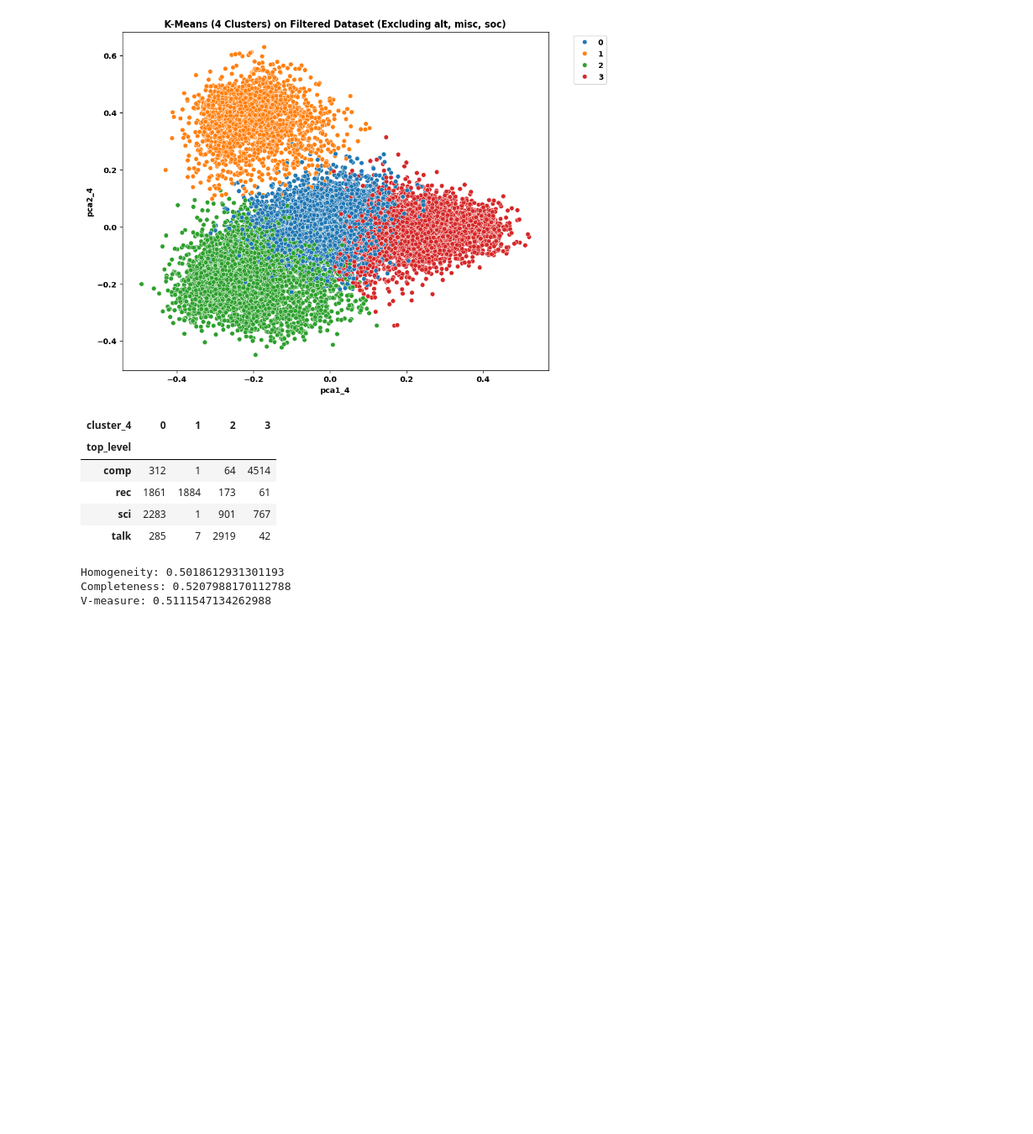
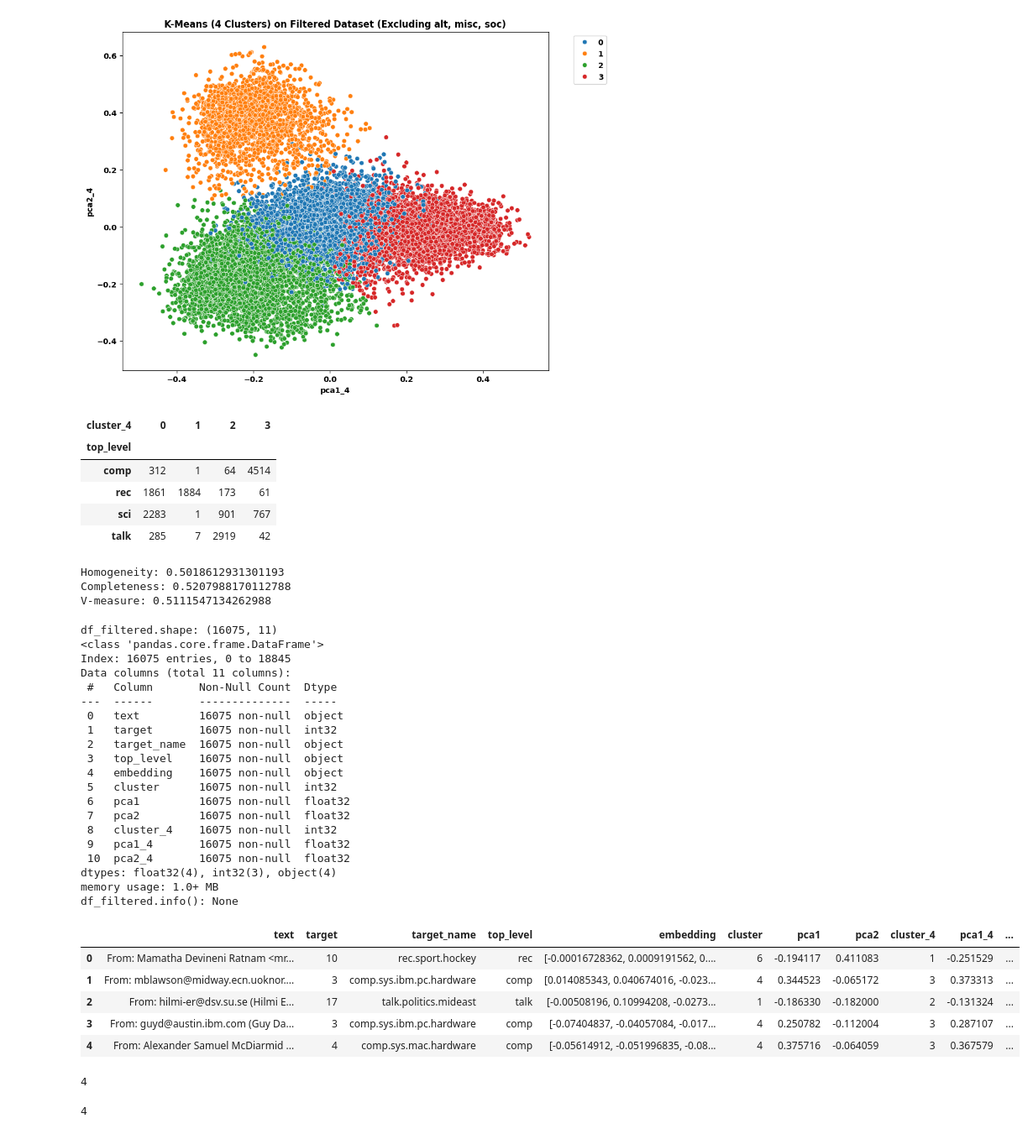
Before and after one commit to BorgPhysics/LMM_Examples, a Jupyter notebook: SentenceTransformersAndFAISS/Newsgroups clustering test.ipynb, the cells around one changed output. Shown at 84% size. Saved outputs shown, nothing was run; the diff lists cells and outputs as text; code cells hidden in the pictures; blank space fills up the shorter version.

Commit message:
Updated Newgroups clustering test

```diff
--- a/SentenceTransformersAndFAISS/Newsgroups clustering test.ipynb
+++ b/SentenceTransformersAndFAISS/Newsgroups clustering test.ipynb
@@ -10,11 +13,15 @@ from tqdm import tqdm
 from sklearn.cluster import KMeans
 from sklearn.datasets import fetch_20newsgroups
 from sklearn.decomposition import PCA
+from sklearn.feature_extraction.text import TfidfVectorizer
 from sklearn.metrics.cluster import homogeneity_completeness_v_measure
 from sentence_transformers import SentenceTransformer
 import seaborn as sns
 import matplotlib.pyplot as plt
 
+pd.set_option('display.max_rows', 200)
+pd.set_option('display.max_colwidth', 1000)
+
 tqdm.pandas()  # Enable tqdm for Pandas apply
 model = SentenceTransformer('all-MiniLM-L6-v2')
 newsgroups_pkl = '20newsgroups.pkl'
@@ -255,3 +282,55 @@ print("V-measure:", v)
 Homogeneity: 0.5018612931301193
 Completeness: 0.5207988170112788
 V-measure: 0.5111547134262988
+# %%
+
+print('df_filtered.shape:', df_filtered.shape)
+print('df_filtered.info():', df_filtered.info())
+df_filtered.head()
+# %% [output]
+df_filtered.shape: (16075, 11)
+<class 'pandas.core.frame.DataFrame'>
+Index: 16075 entries, 0 to 18845
+Data columns (total 11 columns):
+ #   Column       Non-Null Count  Dtype
+---  ------       --------------  -----
+ 0   text         16075 non-null  object
+ 1   target       16075 non-null  int32
+ 2   target_name  16075 non-null  object
+ 3   top_level    16075 non-null  object
+ 4   embedding    16075 non-null  object
+ 5   cluster      16075 non-null  int32
+ 6   pca1         16075 non-null  float32
+ 7   pca2         16075 non-null  float32
+ 8   cluster_4    16075 non-null  int32
+ 9   pca1_4       16075 non-null  float32
+ 10  pca2_4       16075 non-null  float32
+dtypes: float32(4), int32(3), object(4)
+memory usage: 1.0+ MB
+df_filtered.info(): None
+|  | text | target | target_name | top_level | embedding | cluster | pca1 | pca2 | cluster_4 | pca1_4 | ... |
+| 0 | From: Mamatha Devineni Ratnam <mr... | 10 | rec.sport.hockey | rec | [-0.00016728362, 0.0009191562, 0.... | 6 | -0.194117 | 0.411083 | 1 | -0.251529 | ... |
+| 1 | From: mblawson@midway.ecn.uoknor.... | 3 | comp.sys.ibm.pc.hardware | comp | [0.014085343, 0.040674016, -0.023... | 4 | 0.344523 | -0.065172 | 3 | 0.373313 | ... |
+| 2 | From: hilmi-er@dsv.su.se (Hilmi E... | 17 | talk.politics.mideast | talk | [-0.00508196, 0.10994208, -0.0273... | 1 | -0.186330 | -0.182000 | 2 | -0.131324 | ... |
+| 3 | From: guyd@austin.ibm.com (Guy Da... | 3 | comp.sys.ibm.pc.hardware | comp | [-0.07404837, -0.04057084, -0.017... | 4 | 0.250782 | -0.112004 | 3 | 0.287107 | ... |
+| 4 | From: Alexander Samuel McDiarmid ... | 4 | comp.sys.mac.hardware | comp | [-0.05614912, -0.051996835, -0.08... | 4 | 0.375716 | -0.064059 | 3 | 0.367579 | ... |
+# %%
+# 1. Split documents by cluster
+cluster_docs = []
+for cluster_id in sorted(df_filtered['cluster_4'].unique()):
+    texts_in_cluster = df_filtered[df_filtered['cluster_4'] == cluster_id]['text'].values
+    cluster_docs.append(" ".join(texts_in_cluster))
+
+print(len(cluster_docs))
+# %% [output]
+4
+# %%
+
+cluster_docs_by_top_level_assignment = []
+for cluster_id in sorted(df_filtered['top_level'].unique()):
+    texts_in_cluster = df_filtered[df_filtered['top_level'] == cluster_id]['text'].values
+    cluster_docs_by_top_level_assignment.append(" ".join(texts_in_cluster))
+
+print(len(cluster_docs_by_top_level_assignment))
+# %% [output]
+4
```
Also changed, not shown: parts of 10 cells of this notebook.
